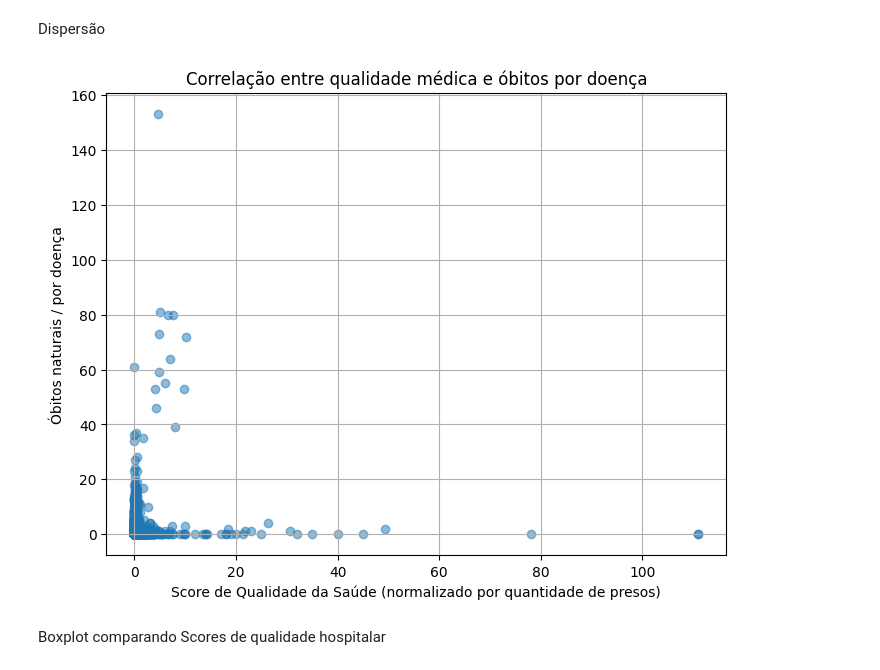
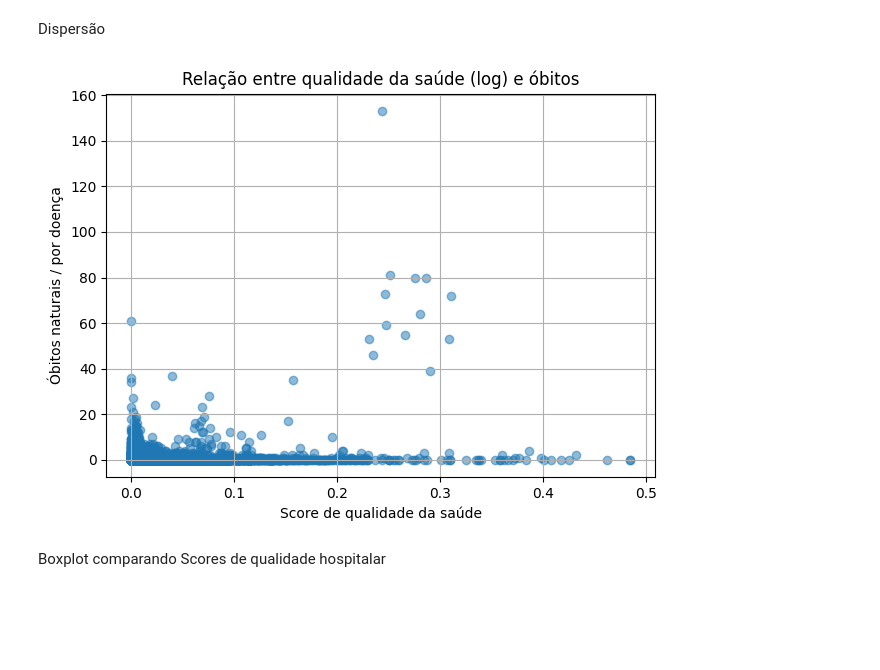
Before and after one commit to Caio-Brega/introducao-ciencia-dos-dados, a Jupyter notebook: TP_ICD.ipynb, the cells around one changed output. Saved outputs shown, nothing was run; the diff lists cells and outputs as text; code cells hidden in the pictures; blank space fills up the shorter version.

```diff
--- a/TP_ICD.ipynb
+++ b/TP_ICD.ipynb
@@ -417,21 +430,25 @@ Valor-p: 1.3352733497468027e-160
 # %% [markdown]
 Dispersão
 # %%
-dfp2_plot = dfp2.dropna(subset=['score_qualidade_saude', 'obitos_doenca']).copy()
-plt.figure(figsize=(8, 6))
+dfp2_plot = dfp2.copy()
+dfp2_plot['score_qualidade_saude'] = np.log10(dfp2['score_qualidade_saude'] + 1)
+
 sns.regplot(
     x='score_qualidade_saude',
     y='obitos_doenca',
     data=dfp2_plot,
     scatter_kws={'alpha': 0.5},
+    line_kws={'color': 'green'}
 )
-plt.title('Correlação entre qualidade médica e óbitos por doença')
-plt.xlabel('Score de Qualidade da Saúde (normalizado por quantidade de presos)')
+
+plt.xlabel('Score de qualidade da saúde')
 plt.ylabel('Óbitos naturais / por doença')
+plt.title('Relação entre qualidade da saúde (log) e óbitos')
 plt.grid(True)
+plt.tight_layout()
 plt.show()
 # %% [output]
-[figure, old version]
+[figure, new version]
 # %% [markdown]
 Boxplot comparando Scores de qualidade hospitalar
 # %%
```
Also changed, not shown: parts of 9 cells of this notebook.
